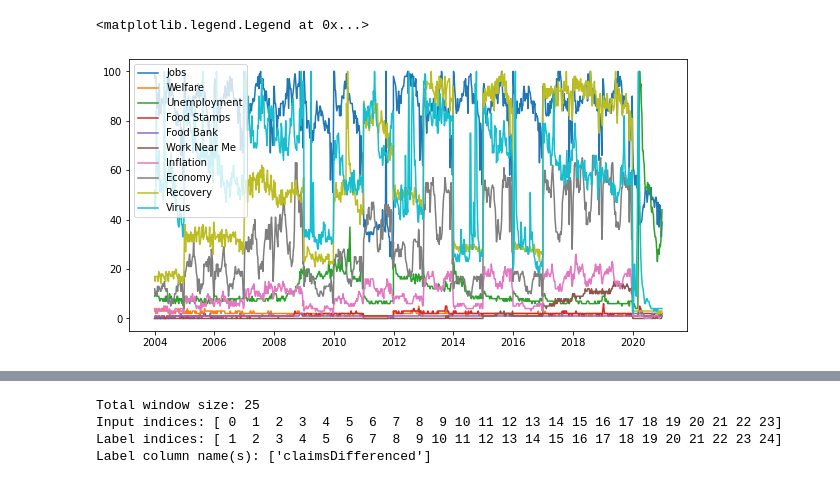
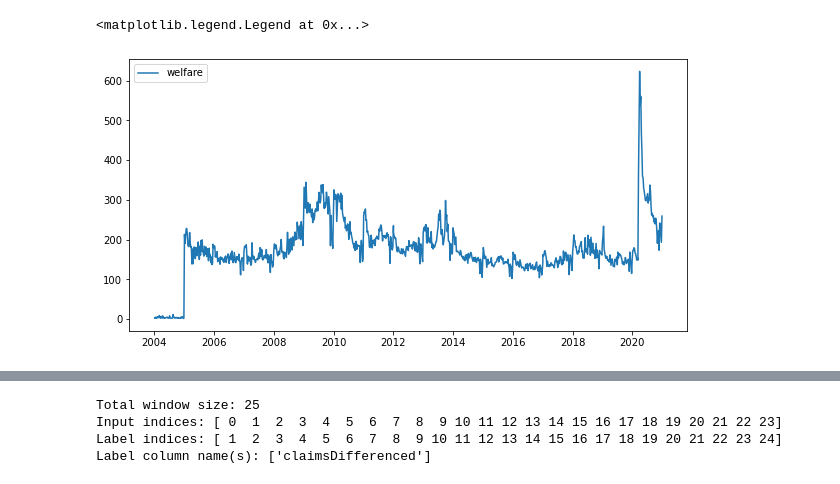
Before and after one commit to jacobsomer/Google-Trends-and-Unemployment, a Jupyter notebook: Feature Engineering.ipynb, the cells around one changed output, grey strips where cells are left out. Cells and saved outputs as stored; diff of their text form; code cells hidden in the pictures.

```diff
--- a/Feature Engineering.ipynb
+++ b/Feature Engineering.ipynb
@@ -8,13 +4,0 @@ df=df.set_index("date")
-# %%
-
-# tmp=[]
-# for i in df.columns:
-#     if i not in ['Unemployment']:
-#         tmp.append(i)
-# df=df.drop(columns=tmp)
-plt.figure(figsize=(10, 5))
-plt.plot(df)
-plt.legend(df.columns)
-# %% [output]
-<matplotlib.legend.Legend at 0x...>
-[figure, removed]
@@ -25,2 +5,24 @@ c=unemployment['Unnamed: 1'].tolist()
+# %%
+df=pd.read_excel("./data/Jobs.xlsx")
+df=df.set_index("date")
+welfare=["Social Security","Social Security Office Locations","Unemployment Benefits","Social Security Gov",
+         "Unemployment Office","Food Stamps", "Department of Labor"]
+jobs=["Monster","Indeed","Jobs","Job Search",
+         "Resume","Job Search Engines","Linkedin","Hotjobs","Cover Letter"]
+welfare=df[welfare]
+welfare.head()
+jobs=df[jobs]
+jobs.head()
+
+jobs=pd.DataFrame(jobs.sum(axis=1),columns=["Jobs"])
+welfare=pd.DataFrame(welfare.sum(axis=1),columns=["welfare"])
+df=welfare.merge(jobs, left_index=True, right_index=True)
+df.index = df.index -1 *pd.to_timedelta(1, unit='D')
+plt.figure(figsize=(10, 5))
+plt.plot(welfare)
+plt.legend(welfare.columns)
+# %% [output]
+<matplotlib.legend.Legend at 0x...>
+[figure, added]
 # %%
 import datetime
```
Also changed, not shown: parts of 53 cells of this notebook, 17 other files.
